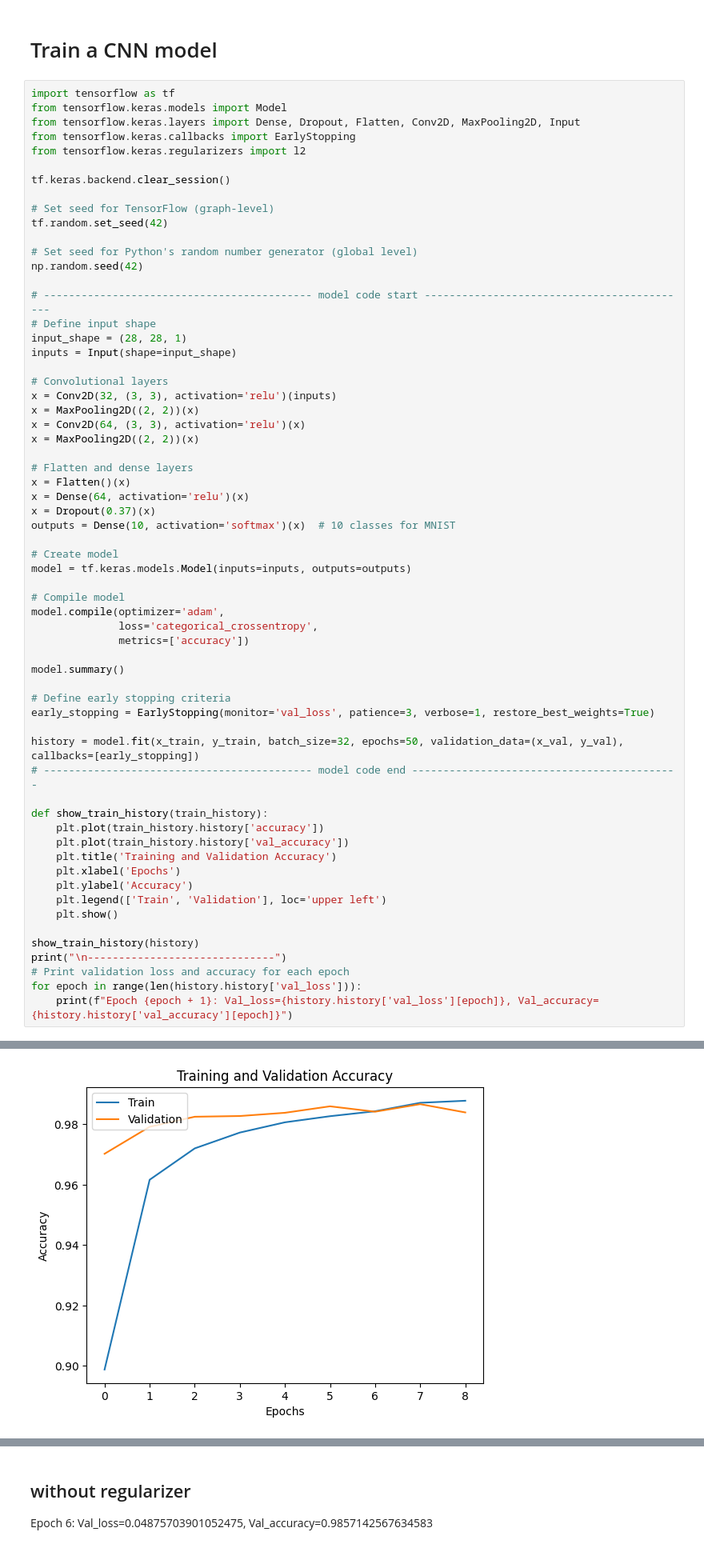
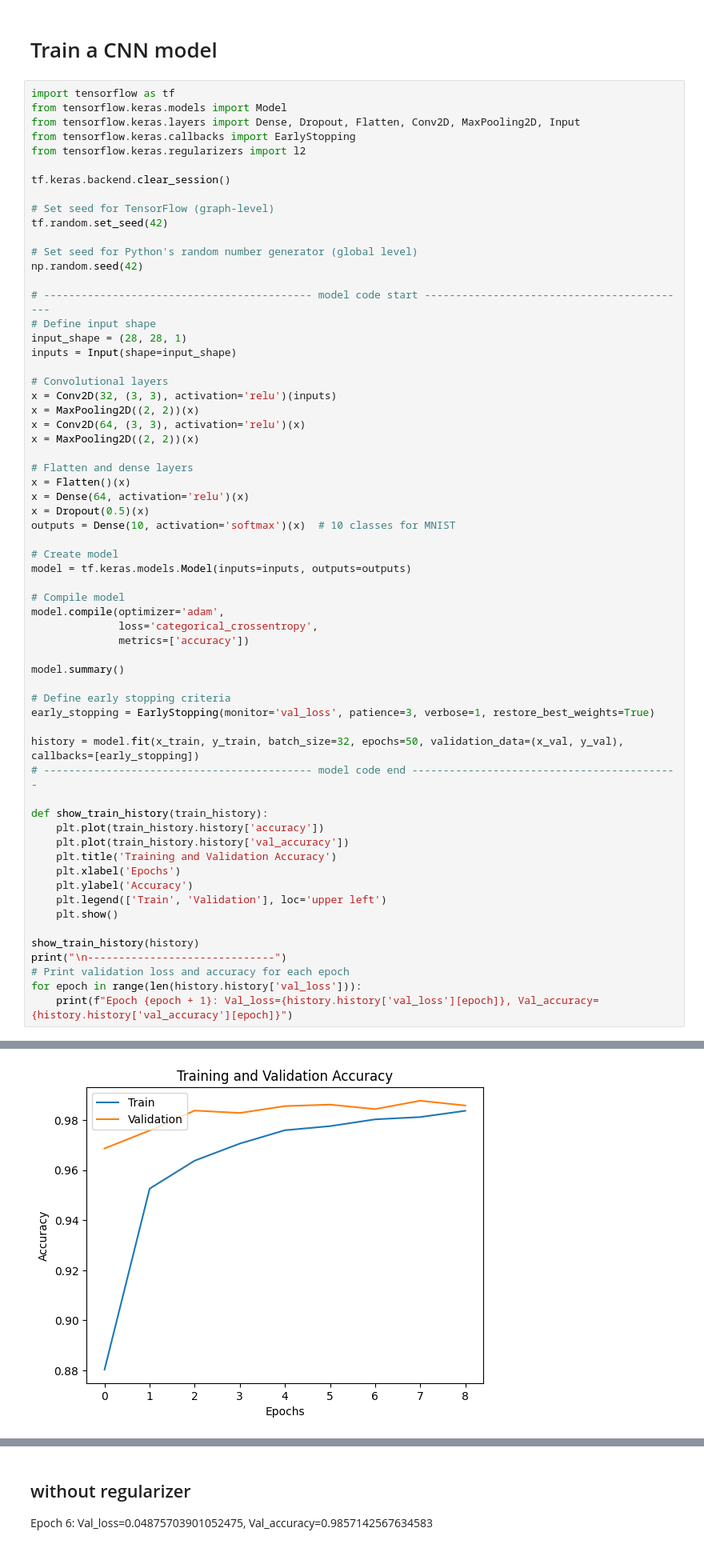
Before and after one commit to jung1230/4Fun, a Jupyter notebook: Digit Recognizer(kaggle challenge)/Digit Recognizer.ipynb, the cells around one changed output, grey strips where cells are left out. Shown at 80% size. Drawn from its saved outputs; the diff is of its cells as text.

```diff
--- a/Digit Recognizer(kaggle challenge)/Digit Recognizer.ipynb
+++ b/Digit Recognizer(kaggle challenge)/Digit Recognizer.ipynb
@@ -159,7 +159,7 @@ x = MaxPooling2D((2, 2))(x)
 # Flatten and dense layers
 x = Flatten()(x)
 x = Dense(64, activation='relu')(x)
-x = Dropout(0.37)(x)
+x = Dropout(0.5)(x)
 outputs = Dense(10, activation='softmax')(x)  # 10 classes for MNIST
 
 # Create model
@@ -212,3 +212,3 @@ Epoch 9/50
 Epoch 9: early stopping
-[figure, old version]
+[figure, new version]
 ------------------------------
```
Also changed, not shown: parts of 1 cell of this notebook, 5 other files.
